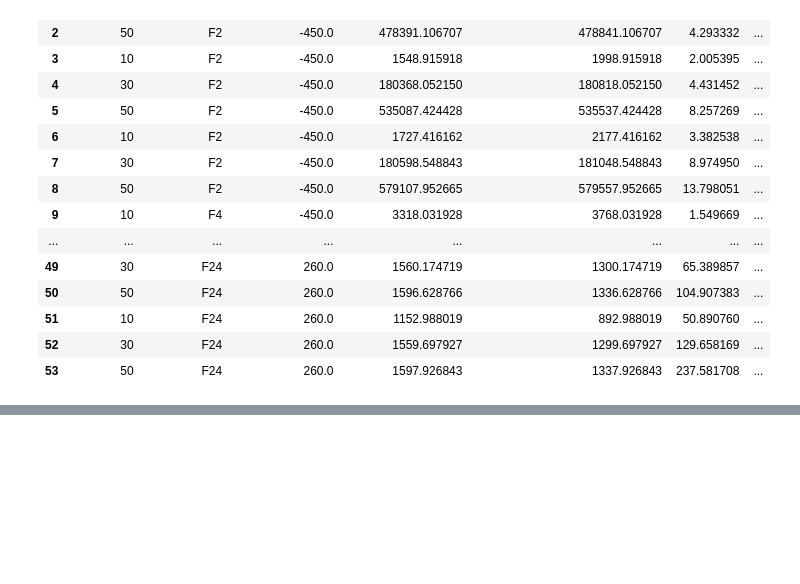
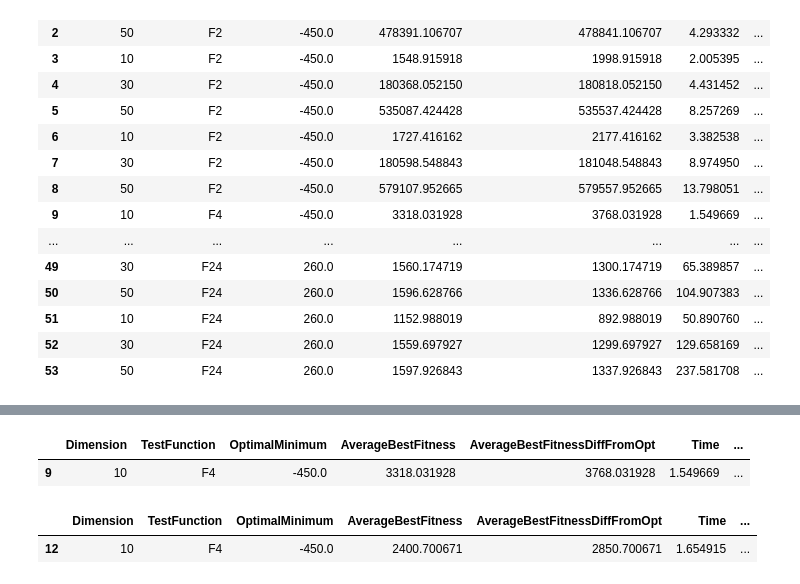
Before and after one commit to csupika/F21BC-CW2-GA-PSO, a Jupyter notebook: PSO_Notebook.ipynb, the cells around one changed output, grey strips where cells are left out. Saved outputs shown, nothing was run; the diff lists cells and outputs as text; code cells hidden in the pictures; blank space fills up the shorter version.

```diff
--- a/PSO_Notebook.ipynb
+++ b/PSO_Notebook.ipynb
@@ -276,0 +330,11 @@ Augmenting the number of iterations doesn't necessarily improve the fitness obta
+# %%
+df_F4 = dfPSO.query("TestFunction == 'F4'")
+df_F4[df_F4.BestBestFitnessDiffFromOpt == df_F4.BestBestFitnessDiffFromOpt.min()]
+# %% [output]
+|  | Dimension | TestFunction | OptimalMinimum | AverageBestFitness | AverageBestFitnessDiffFromOpt | Time | ... |
+| 9 | 10 | F4 | -450.0 | 3318.031928 | 3768.031928 | 1.549669 | ... |
+# %%
+df_F4[df_F4.AverageBestFitnessDiffFromOpt == df_F4.AverageBestFitnessDiffFromOpt.min()]
+# %% [output]
+|  | Dimension | TestFunction | OptimalMinimum | AverageBestFitness | AverageBestFitnessDiffFromOpt | Time | ... |
+| 12 | 10 | F4 | -450.0 | 2400.700671 | 2850.700671 | 1.654915 | ... |
```
Also changed, not shown: parts of 24 cells of this notebook.
